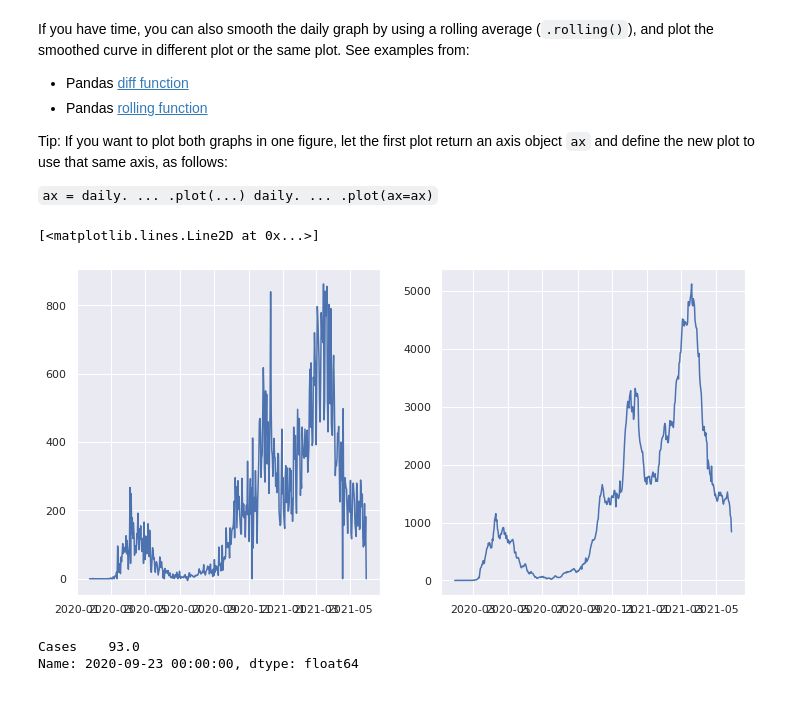
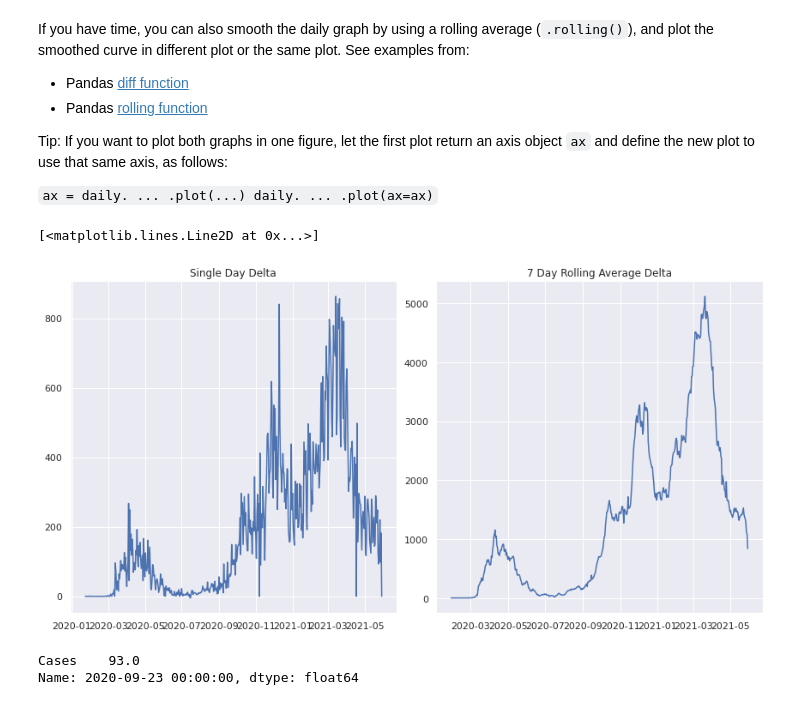
Before and after one commit to marpulli246/Vaasa-AML, a Jupyter notebook: Exercises/Markku_Pulli_Exercise2.ipynb, the cells around one changed output. Drawn from its saved outputs; the diff is of its cells as text; code cells hidden in the pictures.

```diff
--- a/Exercises/Markku_Pulli_Exercise2.ipynb
+++ b/Exercises/Markku_Pulli_Exercise2.ipynb
@@ -249,15 +264,20 @@ daily. ... .plot(ax=ax)
 # %%
 # YOUR CODE HERE
 fig, ax = plt.subplots(1, 2, figsize=(12, 6))
+fig.tight_layout()
 daily = DF.diff()
 #daily.plot(figsize=(6,5))
 daily2 = daily.rolling(7).sum()
 #daily2.plot(figsize=(6,5))
+ax[0].set_title('Single Day Delta')
+ax[1].set_title('7 Day Rolling Average Delta')
+#ax[0].set_xticklabels(DF.index), rotation=45)
+#ax[1].set_xticklabels(DF.index, rotation=45)
 ax[0].plot(daily)
 ax[1].plot(daily2)
 # %% [output]
 [<matplotlib.lines.Line2D at 0x...>]
-[figure, old version]
+[figure, new version]
 # %%
 assert(daily.shape==(494,1)), "The shape of the differentiated data does not seem right"
 print(daily.loc['2020-09-23'])
```
Also changed, not shown: parts of 9 cells of this notebook.
